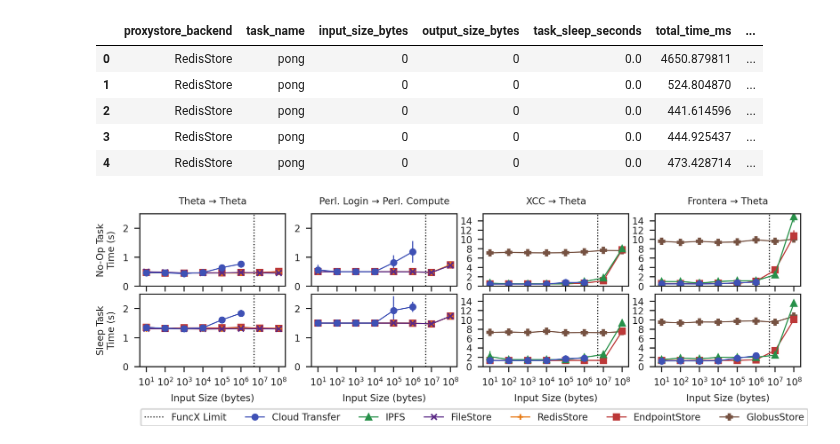
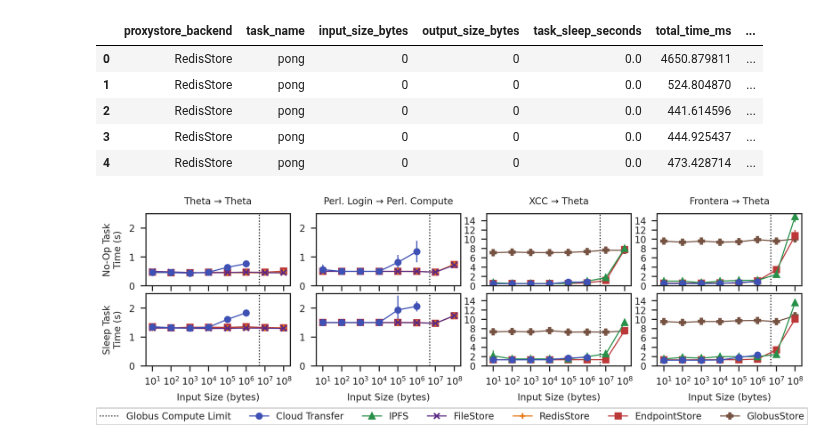
Before and after one commit to proxystore/sc23-evaluation, a Jupyter notebook: 0-proxystore-with-faas.ipynb, the cells around one changed output. Cells and saved outputs as stored; diff of their text form; code cells hidden in the pictures.

```diff
--- a/0-proxystore-with-faas.ipynb
+++ b/0-proxystore-with-faas.ipynb
@@ -82,7 +84,7 @@ SLEEP_COLUMN = 'task_sleep_seconds'
 
 def load(filepath: str) -> pandas.DataFrame:
     df = pandas.read_csv(filepath)
-    df[BACKEND_COLUMN] = df[BACKEND_COLUMN].fillna('FuncX')
+    df[BACKEND_COLUMN] = df[BACKEND_COLUMN].fillna('Globus Compute')
     return df
 # %%
 theta_theta_noop_data = load('data/0-proxystore-with-faas/noop-thetalogin5-thetalogin5.csv')
@@ -171,7 +173,7 @@ extracted_data = [
     ],
 ]
 
-backends = ['FuncX', 'IPFS', 'FileStore', 'RedisStore', 'EndpointStore', 'GlobusStore']
+backends = ['Globus Compute', 'IPFS', 'FileStore', 'RedisStore', 'EndpointStore', 'GlobusStore']
 
 rows = 2
 cols = 4
@@ -185,7 +187,7 @@ legend_handles = {}
 for i in range(rows):
     for j in range(cols):
         ax = axs[i, j]
-        ax.axvline(5e6, color='black', linestyle=':', label='FuncX Limit')
+        ax.axvline(5e6, color='black', linestyle=':', label='Globus Compute Limit')
 
         data = extracted_data[i][j]
         for backend in reversed(backends):
@@ -196,7 +198,7 @@ for i in range(rows):
                     if 0 < x < 1e9
                 ]
                 x, y, e  = zip(*xye)
-                label = 'Cloud Transfer' if backend == 'FuncX' else backend
+                label = 'Cloud Transfer' if backend == 'Globus Compute' else backend
                 ax.errorbar(x, y, yerr=e, label=label, **cycles[backend])
 
         # ax.set_yscale('log')
@@ -220,35 +222,35 @@ axs[0, 2].set_title('XCC → Theta')
 axs[0, 3].set_title('Frontera → Theta')
 
 handles = [None for _ in range(len(backends) + 1)]
 labels = [None for _ in range(len(backends) + 1)]
 for label, handle in legend_handles.items():
-    if label =='FuncX Limit':
+    if label =='Globus Compute Limit':
         index = 0
     elif label == 'Cloud Transfer':
-        index = backends.index('FuncX') + 1
+        index = backends.index('Globus Compute') + 1
         handle = handle[0]
     else:
         index = backends.index(label) + 1
         handle = handle[0]
     handles[index] = handle
     labels[index] = label
 
-axs[1, 0].legend(handles, labels, loc='upper center', bbox_to_anchor=(2.3, -0.52), ncol=7)
+axs[1, 0].legend(handles, labels, loc='upper center', bbox_to_anchor=(2.12, -0.52), ncol=7)
 
 # Restrict y axis range
 for yi in (0, 1):
     for xi in (0, 1, 2, 3):
         axs[yi, xi].set_ylim([0, 2.5 if xi < 2 else 15.5])
         axs[yi, xi].set_ylim([0, 2.5 if xi < 2 else 15.5])
 
 # Restrict y labels to integers
 for yi in (0, 1):
     for xi in (0, 1, 2, 3):
         axs[yi, xi].get_yaxis().set_major_locator(mticker.MaxNLocator(integer=True))
 
 plt.subplots_adjust(wspace=0.18, hspace=0.11)
 
 fig.set_size_inches(7.5, 1.75)
-plt.savefig('figures/funcx-roundtrip-task-times.pdf', pad_inches=0.05)
+plt.savefig('figures/globus-compute-roundtrip-task-times.pdf', pad_inches=0.05)
 # %% [output]
-[figure, old version]
+[figure, new version]
```
Also changed, not shown: parts of 2 cells of this notebook, 8 other files.
